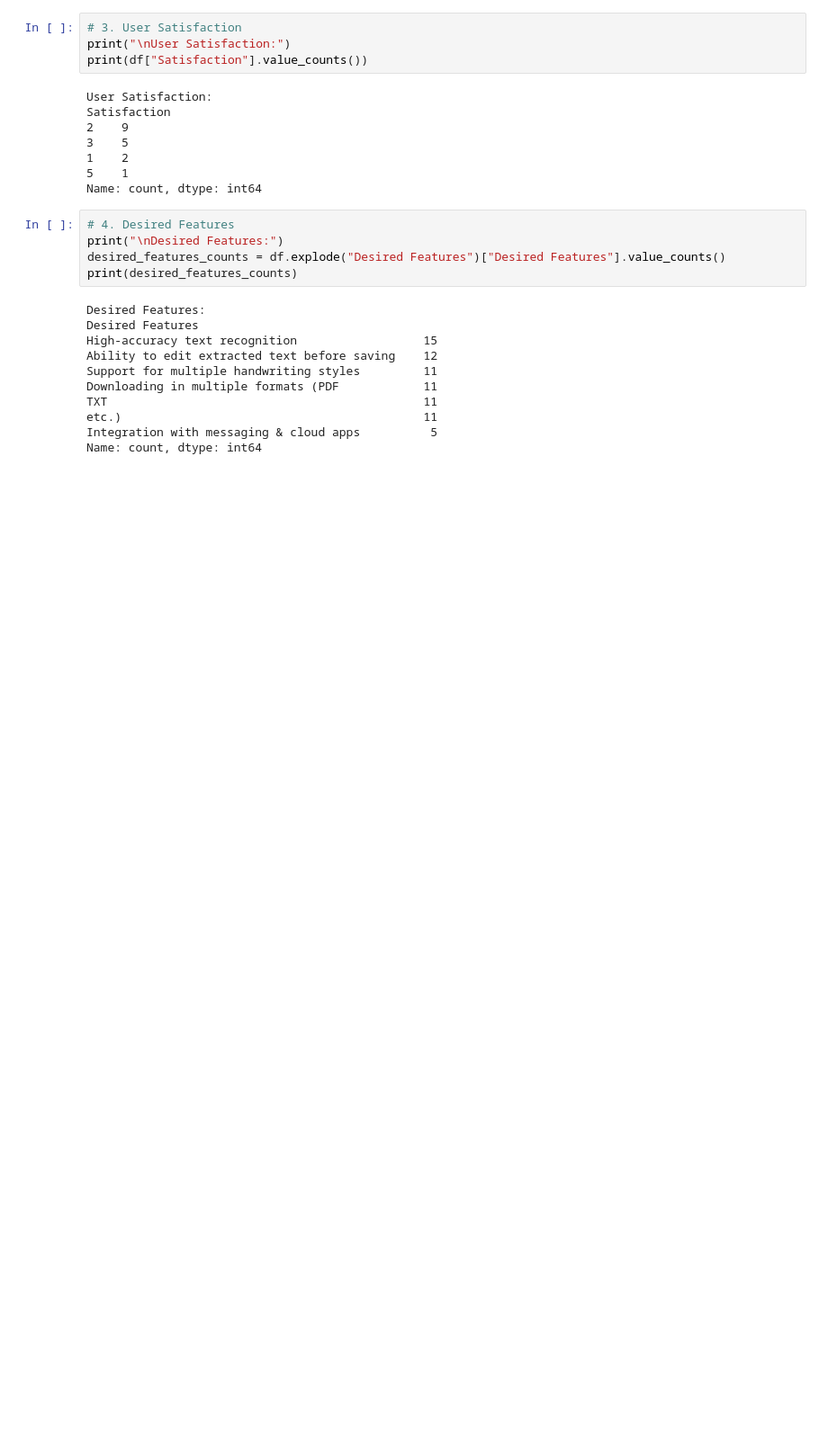
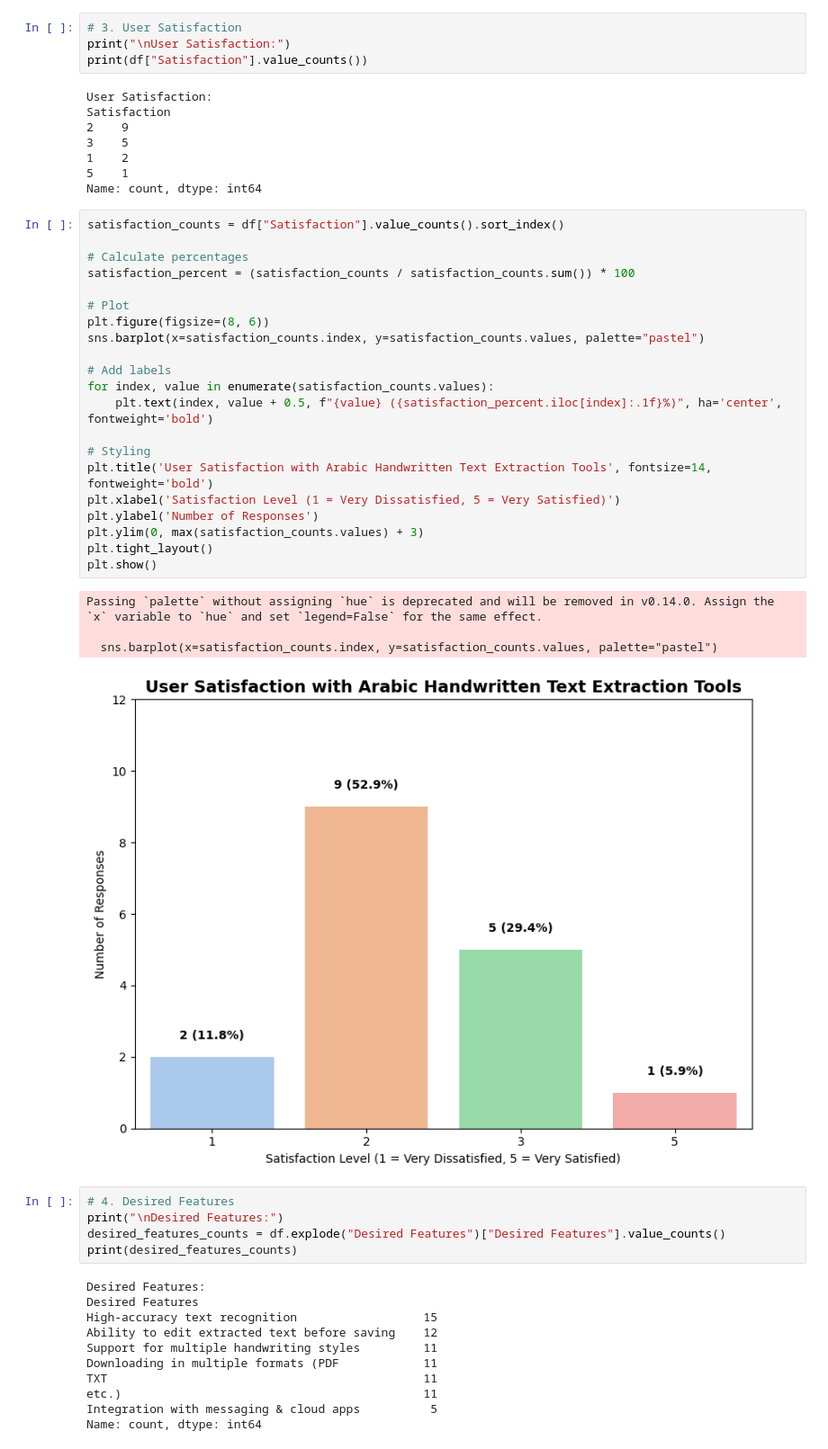
Before and after one commit to sondosaabed/Arabic-Handwritten-Recognition-UX-Design-Research-Data-Analysis, a Jupyter notebook: UX-Reserach-data.ipynb, the cells around one changed output. Shown: that part at 90% size. Saved outputs shown, nothing was run; the diff lists cells and outputs as text; blank space fills up the shorter version.

```diff
--- a/UX-Reserach-data.ipynb
+++ b/UX-Reserach-data.ipynb
@@ -134,6 +158,32 @@ Satisfaction
 1    2
 5    1
 Name: count, dtype: int64
+# %%
+satisfaction_counts = df["Satisfaction"].value_counts().sort_index()
+
+# Calculate percentages
+satisfaction_percent = (satisfaction_counts / satisfaction_counts.sum()) * 100
+
+# Plot
+plt.figure(figsize=(8, 6))
+sns.barplot(x=satisfaction_counts.index, y=satisfaction_counts.values, palette="pastel")
+
+# Add labels
+for index, value in enumerate(satisfaction_counts.values):
+    plt.text(index, value + 0.5, f"{value} ({satisfaction_percent.iloc[index]:.1f}%)", ha='center', fontweight='bold')
+
+# Styling
+plt.title('User Satisfaction with Arabic Handwritten Text Extraction Tools', fontsize=14, fontweight='bold')
+plt.xlabel('Satisfaction Level (1 = Very Dissatisfied, 5 = Very Satisfied)')
+plt.ylabel('Number of Responses')
+plt.ylim(0, max(satisfaction_counts.values) + 3)
+plt.tight_layout()
+plt.show()
+# %% [output]
+Passing `palette` without assigning `hue` is deprecated and will be removed in v0.14.0. Assign the `x` variable to `hue` and set `legend=False` for the same effect.
+
+  sns.barplot(x=satisfaction_counts.index, y=satisfaction_counts.values, palette="pastel")
+[figure, added]
 # %%
 # 4. Desired Features
 print("\nDesired Features:")
```
Also changed, not shown: parts of 9 cells of this notebook.
